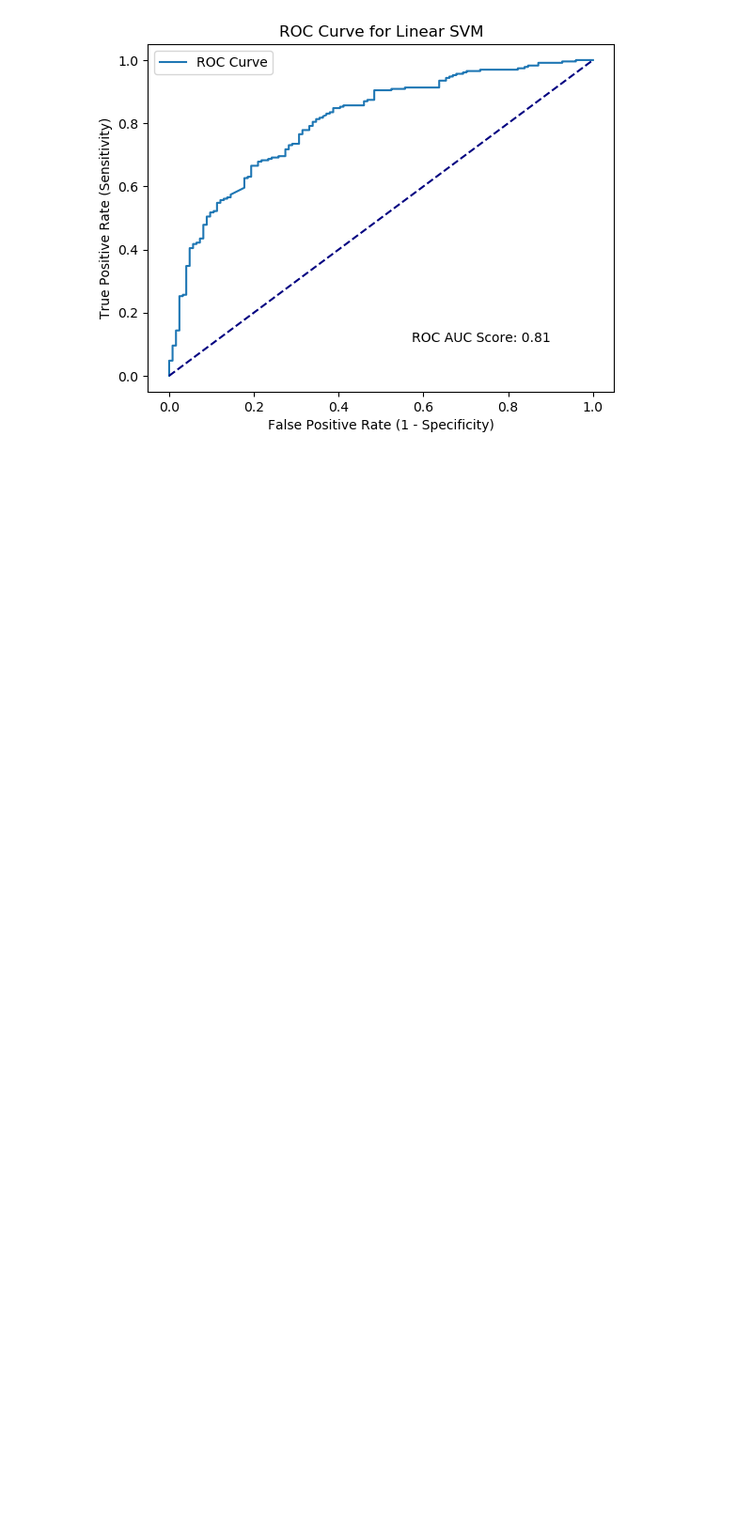
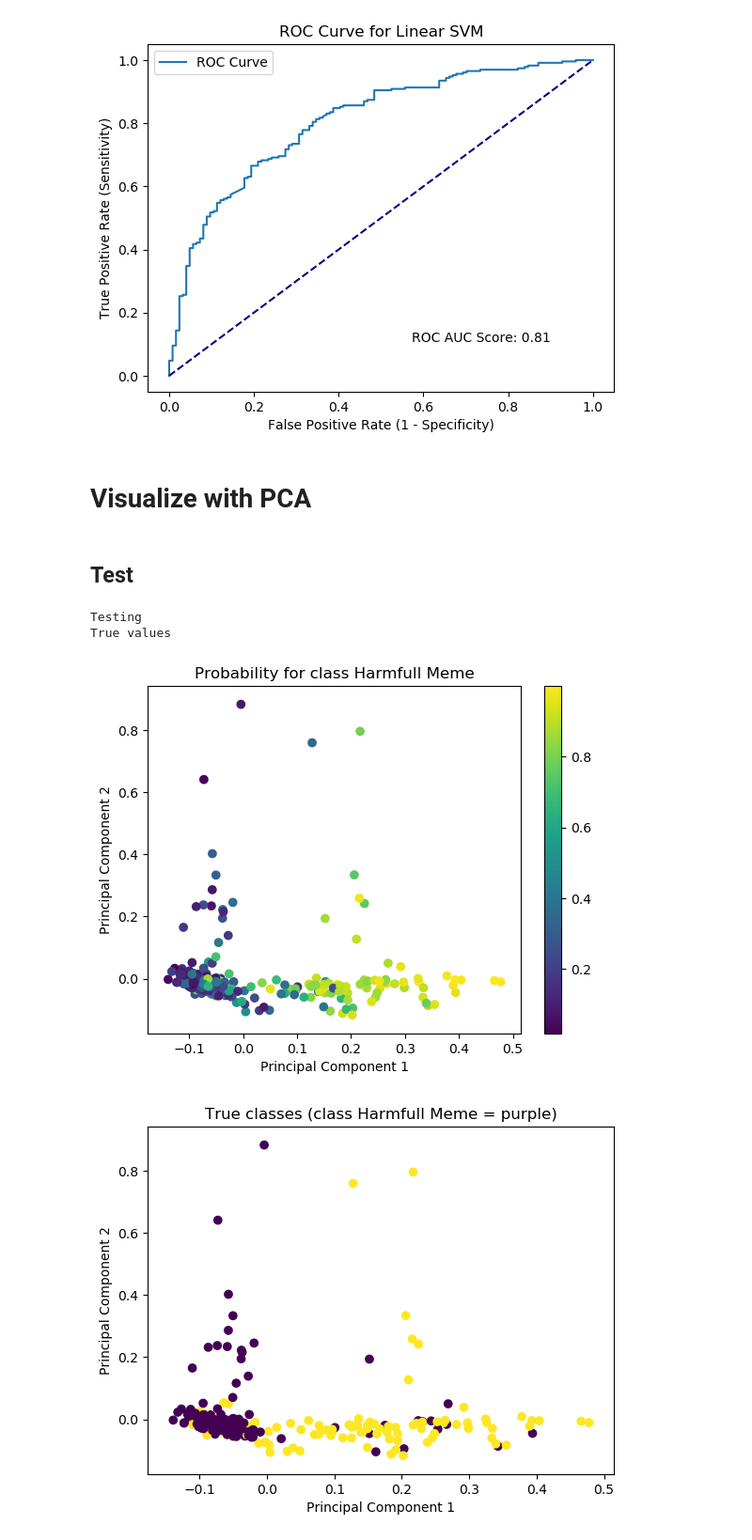
Before and after one commit to Luca-Frank/TUM-ProjectWeek24-HarMeme, a Jupyter notebook: svm_models.ipynb, the cells around one changed output. Shown: that part at 94% size. Cells and saved outputs as stored; diff of their text form; code cells hidden in the pictures; blank space fills up the shorter version.

Commit message:
svm models plots

```diff
--- a/svm_models.ipynb
+++ b/svm_models.ipynb
@@ -118,3 +130,48 @@ plt.annotate(f'ROC AUC Score: {roc_auc:.2f}',  # Format the text with score roun
 plt.savefig("plots/SVM_ROC_Curve.jpeg")
 # %% [output]
 [figure]
+# %% [markdown]
+# Visualize with PCA
+# %% [markdown]
+## Test
+# %%
+from sklearn.decomposition import PCA
+
+# Apply PCA to reduce features to 2 dimensions
+pca = PCA(n_components=2)
+reduced_features = pca.fit_transform(features_test.toarray())
+
+# Extract the reduced components
+x = reduced_features[:, 0]
+y = reduced_features[:, 1]
+# %%
+c = 1 #class for which we analyze the probability.
+#   As we deal with binary classes (either 0 or 1), the probabilities of class 1 are the inverse of 0,
+#   so we do not need to visualize them
+if c == 0:
+    d = "Harmless Meme"
+else:
+    d = "Harmfull Meme"
+
+print("Testing")
+plt.figure()
+plt.title(f"Probability for class {d}")
+plt.xlabel('Principal Component 1')
+plt.ylabel('Principal Component 2')
+plt.scatter(x, y, c=p_test[:,c])
+plt.colorbar()
+plt.savefig("plots/SVM_PCA_PredClass.jpeg")
+
+print("True values")
+plt.figure()
+plt.title(f"True classes (class {d} = purple)")
+plt.xlabel('Principal Component 1')
+plt.ylabel('Principal Component 2')
+plt.scatter(x, y, c=classes_test)
+
+plt.savefig("plots/SVM_PCA_TrueClass.jpeg")
+# %% [output]
+Testing
+True values
+[figure, added]
+[figure, added]
```
Also changed, not shown: parts of 1 cell of this notebook, 2 other files.
